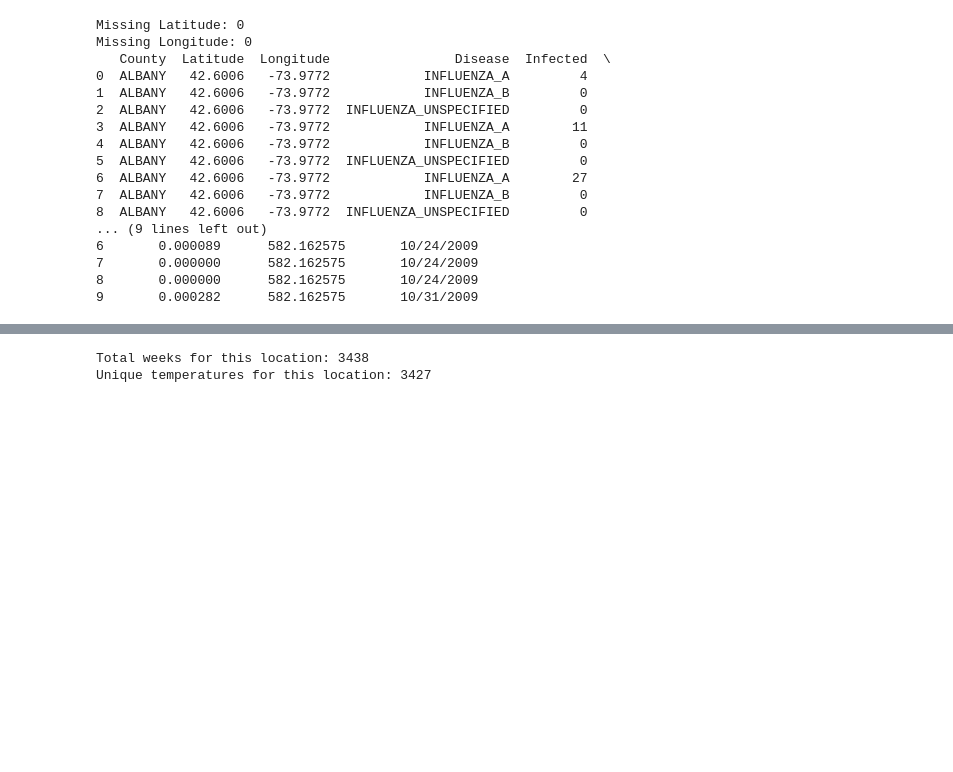
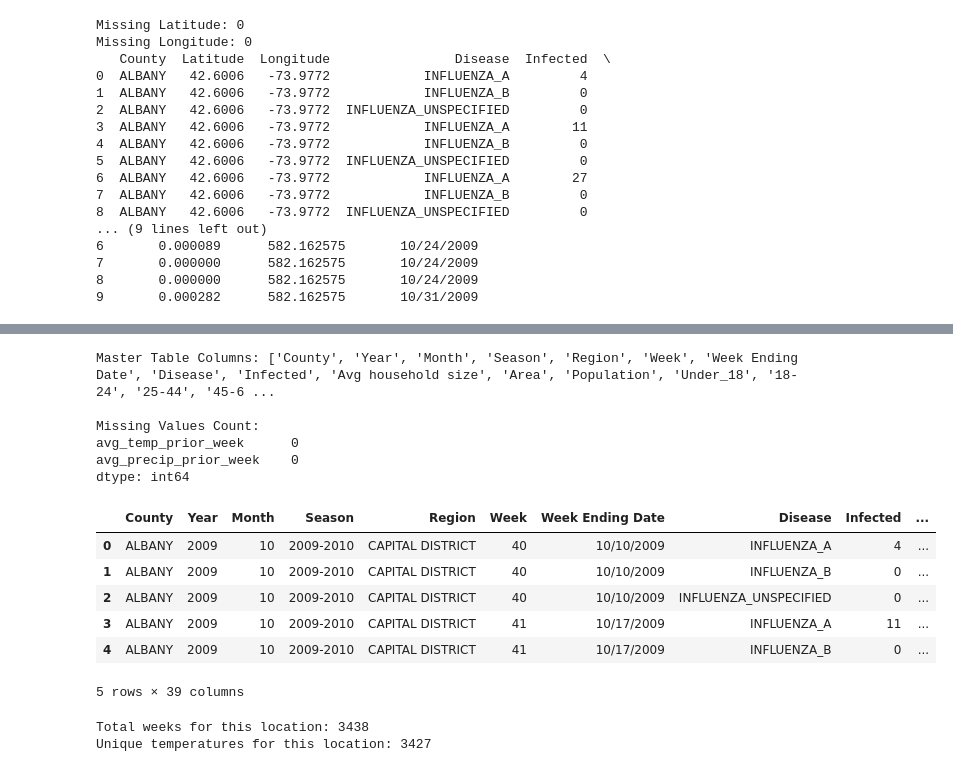
Before and after one commit to gabrielolafs/ds3010-final, a Jupyter notebook: OpenMeteoAPI.ipynb, the cells around one changed output, grey strips where cells are left out. Saved outputs shown, nothing was run; the diff lists cells and outputs as text; code cells hidden in the pictures; blank space fills up the shorter version.

```diff
--- a/OpenMeteoAPI.ipynb
+++ b/OpenMeteoAPI.ipynb
@@ -285,3 +421,74 @@ Success! Dataset exported.
+# %%
+# --- STEP 1: PRE-CLEANING (The "Pruning" Phase) ---
+
+# We only want the weather stats and the keys.
+# This prevents 'level_2', 'index', or old 'precip' columns from causing _x/_y suffixes.
+
+cols_to_keep_weather = ['Latitude', 'Longitude', 'date', 'avg_temp_prior_week', 'avg_humidity_prior_week', 'avg_dew_point_prior_week']
+cols_to_keep_atmos = ['Latitude', 'Longitude', 'date', 'avg_precip_prior_week', 'avg_wind_speed_prior_week']
+
+# Filter the rolling dataframes to ONLY these columns
+rolling_weather_clean = rolling_weather[cols_to_keep_weather].copy()
+rolling_atmos_clean = rolling_atmos[cols_to_keep_atmos].copy()
+
+# --- STEP 2: COORDINATE STANDARDIZATION ---
+
+# Rounding to 3 decimals ensures the merge keys match perfectly across all three dataframes
+for df in [influenza_NY_data, rolling_weather_clean, rolling_atmos_clean]:
+    df['Latitude'] = pd.to_numeric(df['Latitude']).round(3)
+    df['Longitude'] = pd.to_numeric(df['Longitude']).round(3)
+    # Ensure all join dates are normalized (no time component)
+    if 'date' in df.columns:
+        df['date'] = pd.to_datetime(df['date']).dt.normalize()
+
+# Ensure the main influenza date is also normalized
+influenza_NY_data['Ending Date'] = pd.to_datetime(influenza_NY_data['Ending Date']).dt.normalize()
+
+# --- STEP 3: THE SEQUENTIAL MERGE ---
+
+# Merge 1: Influenza + Land Data (Temp/Humid)
+step1 = pd.merge(
+    influenza_NY_data,
+    rolling_weather_clean,
+    left_on=['Latitude', 'Longitude', 'Ending Date'],
+    right_on=['Latitude', 'Longitude', 'date'],
+    how='left'
+).drop(columns=['date'], errors='ignore')
+
+# Merge 2: Result + Atmos Data (Precip/Wind)
+final_master_table = pd.merge(
+    step1,
+    rolling_atmos_clean,
+    left_on=['Latitude', 'Longitude', 'Ending Date'],
+    right_on=['Latitude', 'Longitude', 'date'],
+    how='left'
+).drop(columns=['date'], errors='ignore')
+
+# --- STEP 4: FINAL VALIDATION ---
+
+print("Master Table Columns:", final_master_table.columns.tolist())
+
+# Check if we have any NaNs in our new weather columns
+print("\nMissing Values Count:")
+print(final_master_table[['avg_temp_prior_week', 'avg_precip_prior_week']].isna().sum())
+
+final_master_table.to_csv("NY_Flu_Weather_Final_Weekly.csv", index=False)
+
+final_master_table.head()
+# %% [output]
+Master Table Columns: ['County', 'Year', 'Month', 'Season', 'Region', 'Week', 'Week Ending Date', 'Disease', 'Infected', 'Avg household size', 'Area', 'Population', 'Under_18', '18-24', '25-44', '45-6 ...
+
+Missing Values Count:
+avg_temp_prior_week      0
+avg_precip_prior_week    0
+dtype: int64
+|  | County | Year | Month | Season | Region | Week | Week Ending Date | Disease | Infected | ... |
+| 0 | ALBANY | 2009 | 10 | 2009-2010 | CAPITAL DISTRICT | 40 | 10/10/2009 | INFLUENZA_A | 4 | ... |
+| 1 | ALBANY | 2009 | 10 | 2009-2010 | CAPITAL DISTRICT | 40 | 10/10/2009 | INFLUENZA_B | 0 | ... |
+| 2 | ALBANY | 2009 | 10 | 2009-2010 | CAPITAL DISTRICT | 40 | 10/10/2009 | INFLUENZA_UNSPECIFIED | 0 | ... |
+| 3 | ALBANY | 2009 | 10 | 2009-2010 | CAPITAL DISTRICT | 41 | 10/17/2009 | INFLUENZA_A | 11 | ... |
+| 4 | ALBANY | 2009 | 10 | 2009-2010 | CAPITAL DISTRICT | 41 | 10/17/2009 | INFLUENZA_B | 0 | ... |
+5 rows × 39 columns
 # %%
 # check the weather data for a single location across time
 sample_lat = rolling_weather['Latitude'].iloc[0]
```
Also changed, not shown: parts of 2 cells of this notebook, 4 other files.
